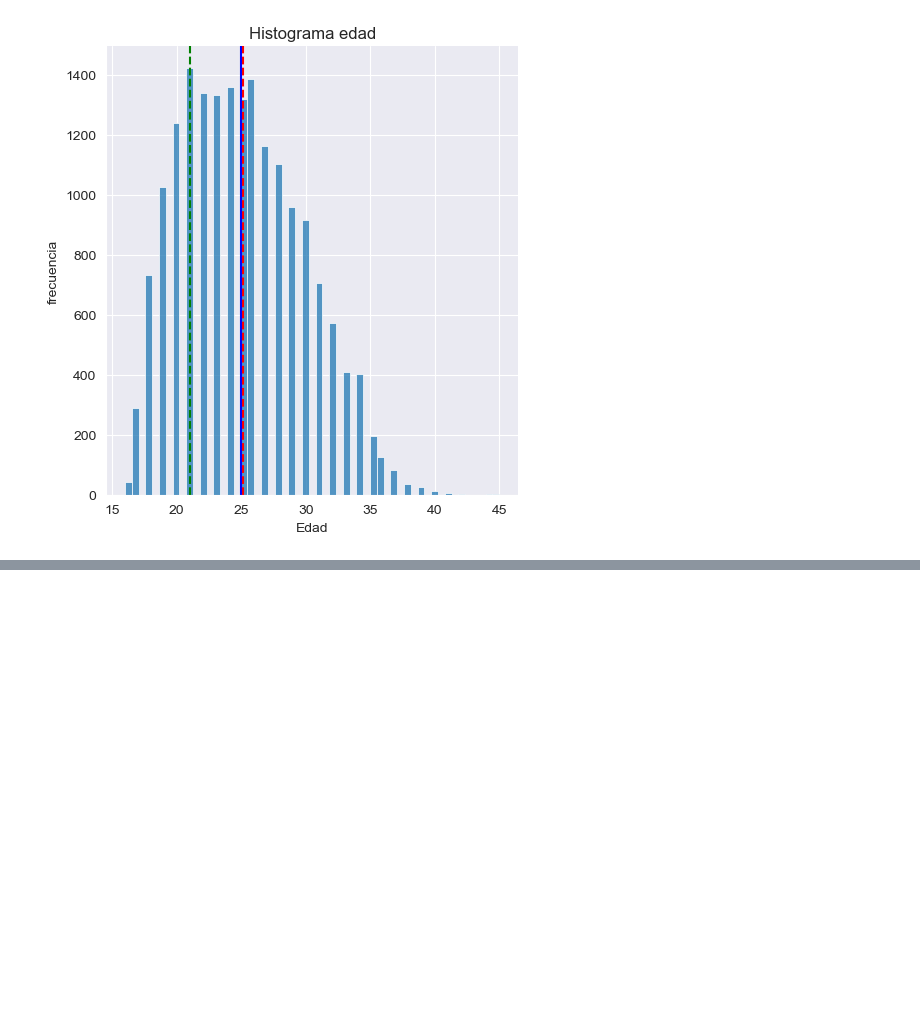
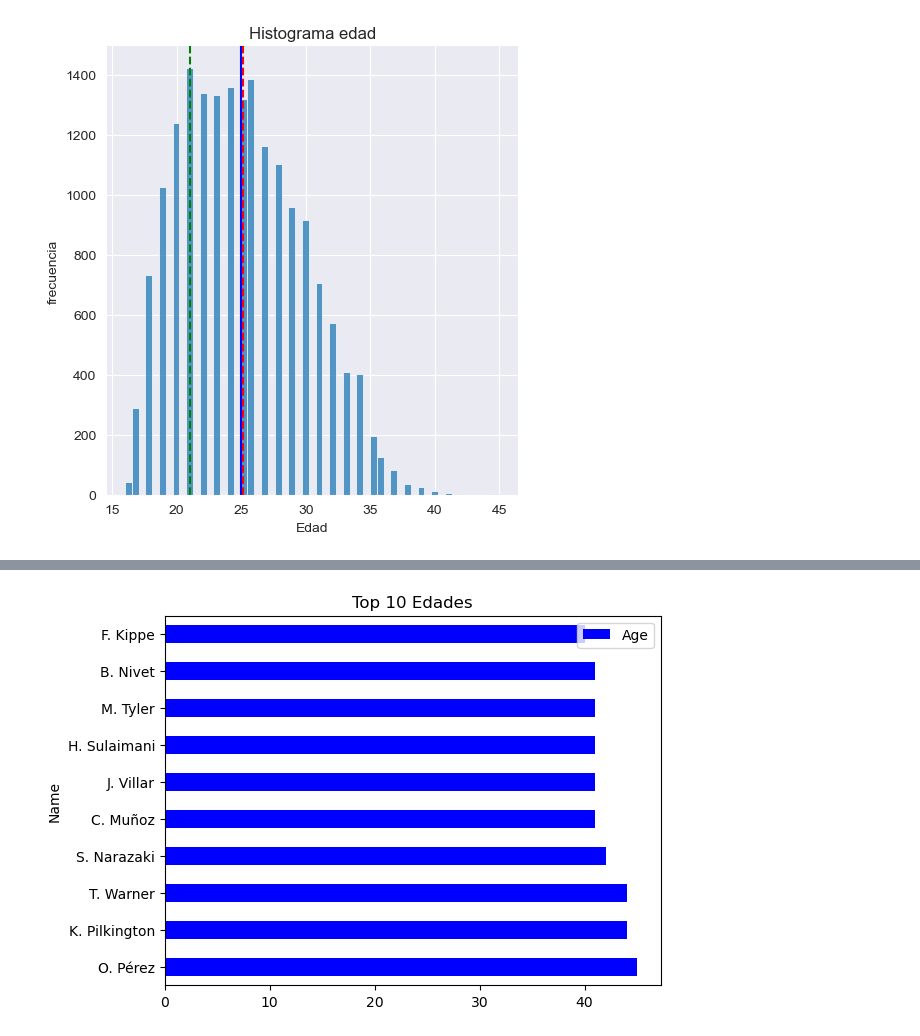
Before and after one commit to albhermo1979/EBACMX, a Jupyter notebook: EBAC/Python avanzado/Numpy/Numpy_1.ipynb, the cells around one changed output, grey strips where cells are left out. Drawn from its saved outputs; the diff is of its cells as text; code cells hidden in the pictures; blank space fills up the shorter version.

Commit message:
Se incluye el ejercicio de ordenamiento

```diff
--- a/EBAC/Python avanzado/Numpy/Numpy_1.ipynb
+++ b/EBAC/Python avanzado/Numpy/Numpy_1.ipynb
@@ -156,0 +197,6 @@ plt.axvline(x=moda, color='green', ls='--')
+# %%
+#Grafico de edades por orden
+import matplotlib as plt
+from matplotlib.ticker import StrMethodFormatter
+
+x = df.sort_values(by=['Age'], ascending=False).head(10)[['Name', 'Age']]
@@ -156,0 +217,4 @@ plt.axvline(x=moda, color='green', ls='--')
+# %%
+ax = x.plot.barh( y='Age', x='Name', color='b', title='Top 10 Edades')
+# %% [output]
+[figure, added]
```
Also changed, not shown: parts of 11 cells of this notebook.
